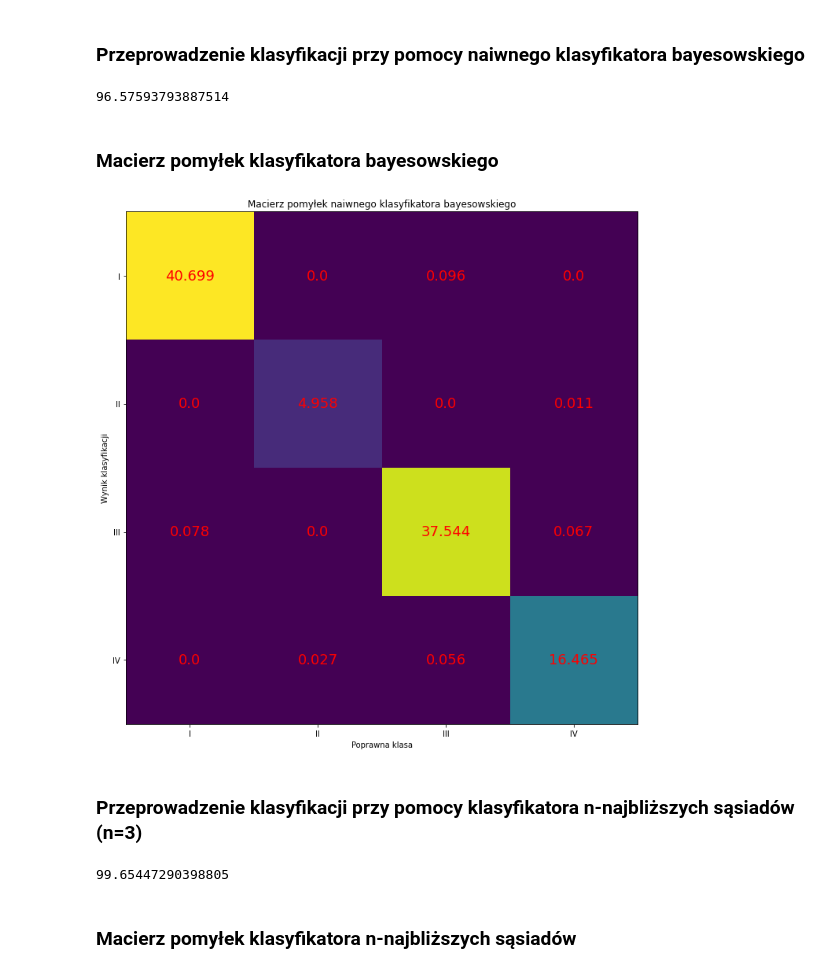
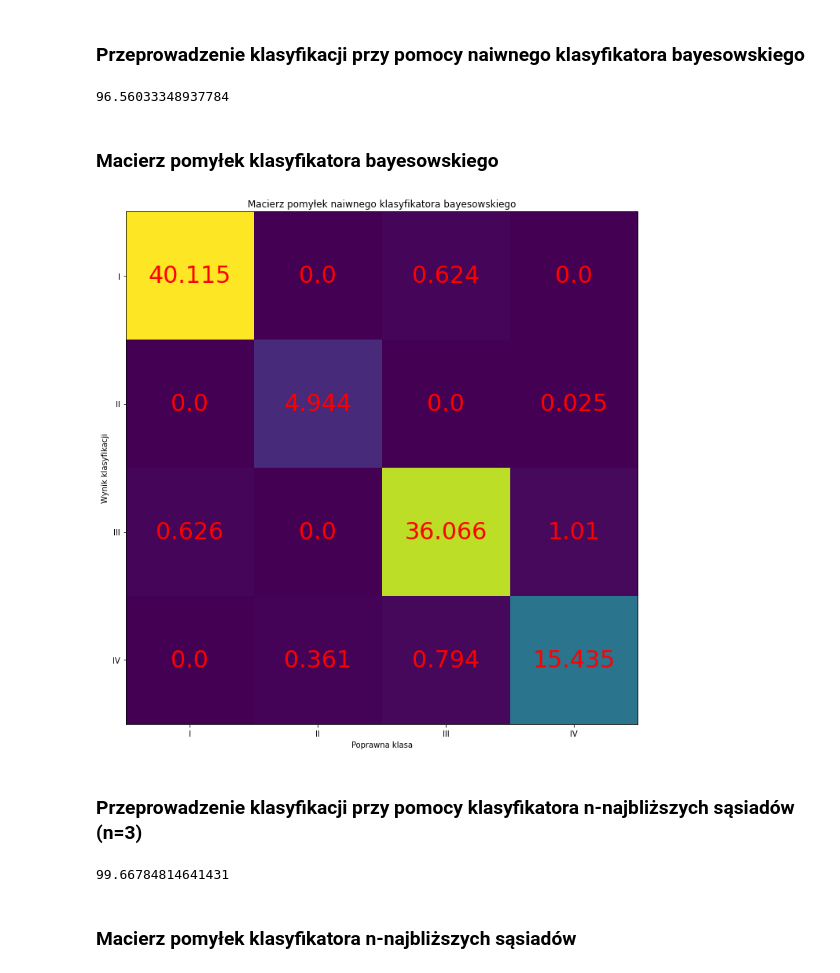
Before and after one commit to michalloska/DataExploration_Project, a Jupyter notebook: py-src/proj.ipynb, the cells around one changed output. Saved outputs shown, nothing was run; the diff lists cells and outputs as text; code cells hidden in the pictures.

```diff
--- a/py-src/proj.ipynb
+++ b/py-src/proj.ipynb
@@ -575,3 +574,7 @@ df
 | 45509 | 2013 | Volkswagen | New Golf 2013 | GTI 2.0 TSI 220PS 3 / 5 door DSG | 6 | NaN | 1984.0 | ... |
 | 45510 | 2013 | Volkswagen | New Golf 2013 | GTI 2.0 TSI 230PS 3 / 5 door DSG | 6 | NaN | 1984.0 | ... |
 44859 rows × 16 columns
+# %%
+df['class'].loc[(df['class'] == 3)] = 5
+df['class'].loc[(df['class'] == 2)] = 3
+df['class'].loc[(df['class'] == 5)] = 2
@@ -855,32 +871,32 @@ for i in range(len(conf_mtx)):
 
 diag_sum
 # %% [output]
-96.57593793887514
+96.56033348937784
 # %% [markdown]
 ### Macierz pomyłek klasyfikatora bayesowskiego
 # %%
 fig, ax = plt.subplots()
 im = ax.imshow(conf_mtx)
 
 classes = ['I', 'II', 'III', 'IV', 'V', 'VI', 'VII']
 
 ax.set_xticks(np.arange(num_of_clusters))
 ax.set_yticks(np.arange(num_of_clusters))
 ax.set_xticklabels(classes[0:num_of_clusters])
 ax.set_yticklabels(classes[0:num_of_clusters])
 
 for i in range(num_of_clusters):
     for j in range(num_of_clusters):
-        text = ax.text(j, i, round(conf_mtx[i, j], 3), fontsize=18,
+        text = ax.text(j, i, round(conf_mtx[i, j], 3), fontsize=30,
                        ha="center", va="center", color="r")
 
 ax.set_ylabel('Wynik klasyfikacji')
 ax.set_xlabel('Poprawna klasa')
 ax.set_title("Macierz pomyłek naiwnego klasyfikatora bayesowskiego")
 fig.tight_layout()
 plt.show()
 # %% [output]
-[figure, old version]
+[figure, new version]
 # %% [markdown]
 ### Przeprowadzenie klasyfikacji przy pomocy klasyfikatora n-najbliższych sąsiadów (n=3)
 # %%
@@ -912,7 +928,7 @@ for i in range(len(conf_mtx)):
 
 diag_sum
 # %% [output]
-99.65447290398805
+99.66784814641431
 # %% [markdown]
 ### Macierz pomyłek klasyfikatora n-najbliższych sąsiadów
 # %%
```
Also changed, not shown: parts of 14 cells of this notebook.
